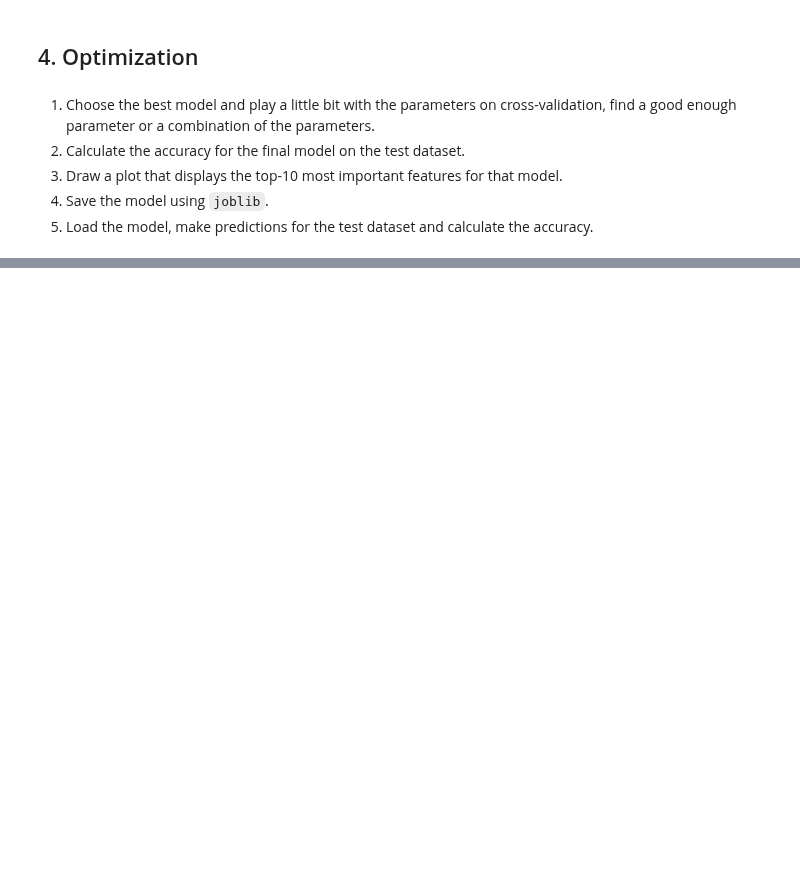
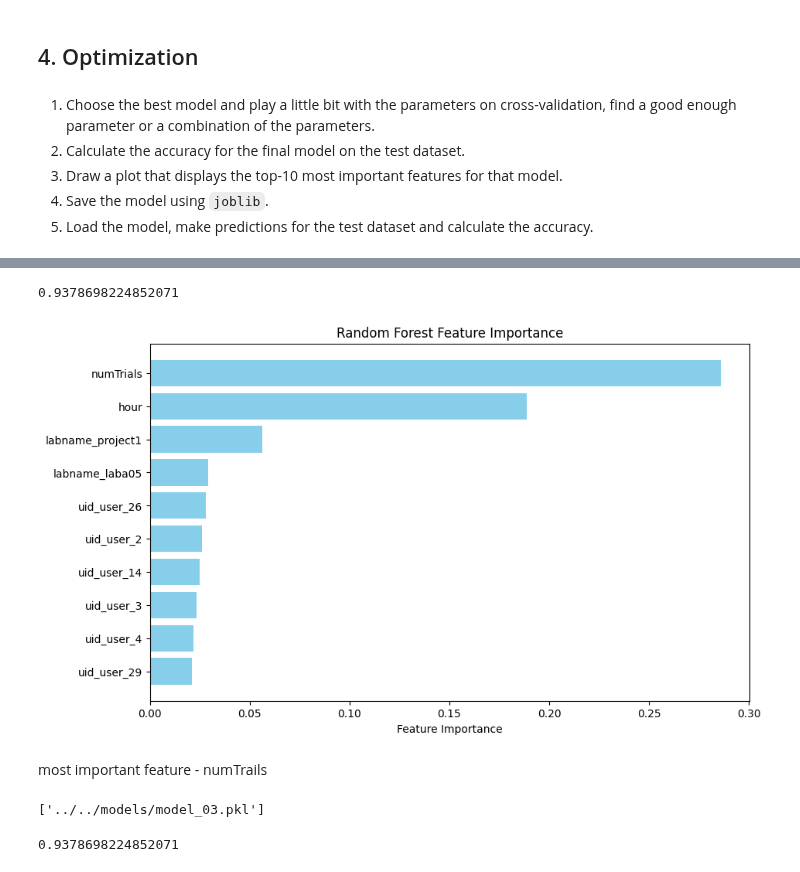
Before and after one commit to episode16/Py, a Jupyter notebook: DS_bootcamp/DS_Bootcamp.Day08-1-develop/src/ex03/03_split_crossval.ipynb, the cells around one changed output, grey strips where cells are left out. Cells and saved outputs as stored; diff of their text form; code cells hidden in the pictures; blank space fills up the shorter version.

```diff
--- a/DS_bootcamp/DS_Bootcamp.Day08-1-develop/src/ex03/03_split_crossval.ipynb
+++ b/DS_bootcamp/DS_Bootcamp.Day08-1-develop/src/ex03/03_split_crossval.ipynb
@@ -183,3 +185,20 @@ print(scores.mean(), scores.std())
 3. Draw a plot that displays the top-10 most  important features for that model.
 4. Save the model using `joblib`.
 5. Load the model, make predictions for the test dataset and calculate the accuracy.
+# %%
+from sklearn.model_selection import GridSearchCV
+
+param_grid = {
+    'n_estimators': [50, 100, 200],
+    'max_depth': [10, 20, 30, None],
+    'min_samples_split': [2, 5, 10],
+    'min_samples_leaf': [1, 2, 4],
+    'max_features': ['sqrt', 'log2']
+}
+
+model = RandomForestClassifier(random_state=21)
+grid_search = GridSearchCV(model, param_grid, cv=5, scoring='accuracy', n_jobs=-1)
+grid_search.fit(X_train, y_train)
+
+print("Лучшие параметры:", grid_search.best_params_)
+print("Лучшая точность (CV):", grid_search.best_score_)
@@ -185,0 +225,43 @@ print(scores.mean(), scores.std())
+# %%
+model.fit(X_train, y_train)
+
+predict = model.predict(X_test)
+accuracy_score(y_test, predict)
+# %% [output]
+0.9378698224852071
+# %%
+importances = model.feature_importances_
+
+feature_importances = pd.DataFrame({
+    'feature': X.columns,
+    'importance': importances
+}).sort_values(by='importance', ascending=False)
+
+top_n = 10
+top_n_features = feature_importances.head(top_n)
+
+plt.figure(figsize=(10, 6))
+plt.barh(top_n_features['feature'], top_n_features['importance'], color='skyblue')
+plt.xlabel('Feature Importance')
+plt.title('Random Forest Feature Importance')
+plt.gca().invert_yaxis()
+plt.show()
+# %% [output]
+[figure, added]
+# %% [markdown]
+most important feature - numTrails
+# %%
+import joblib
+from pathlib import Path
+
+models_dir = Path("../../models")
+model_path = models_dir / 'model_03.pkl'
+joblib.dump(model, model_path)
+# %% [output]
+['../../models/model_03.pkl']
+# %%
+model_loaded: RandomForestClassifier = joblib.load(model_path)
+predict = model_loaded.predict(X_test)
+accuracy_score(y_test, predict)
+# %% [output]
+0.9378698224852071
```
Also changed, not shown: parts of 2 cells of this notebook.
